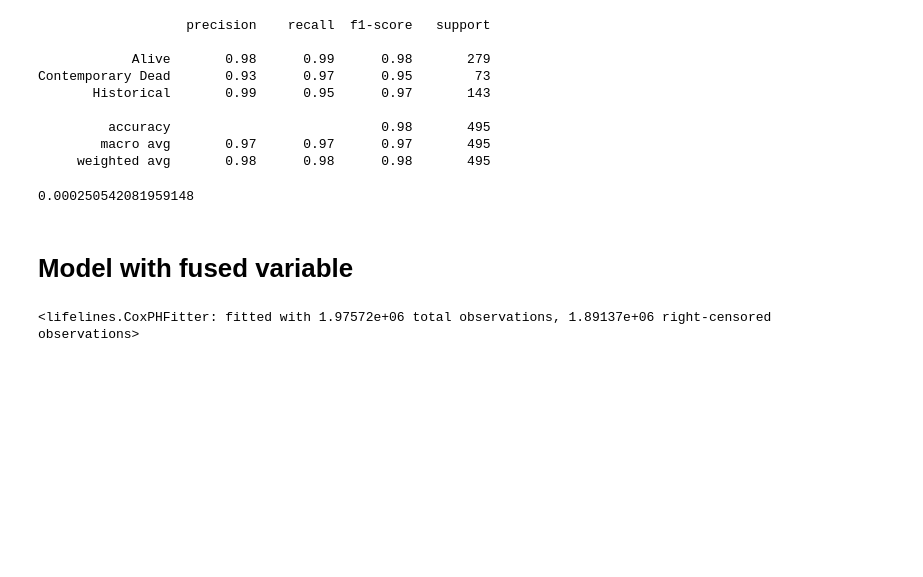
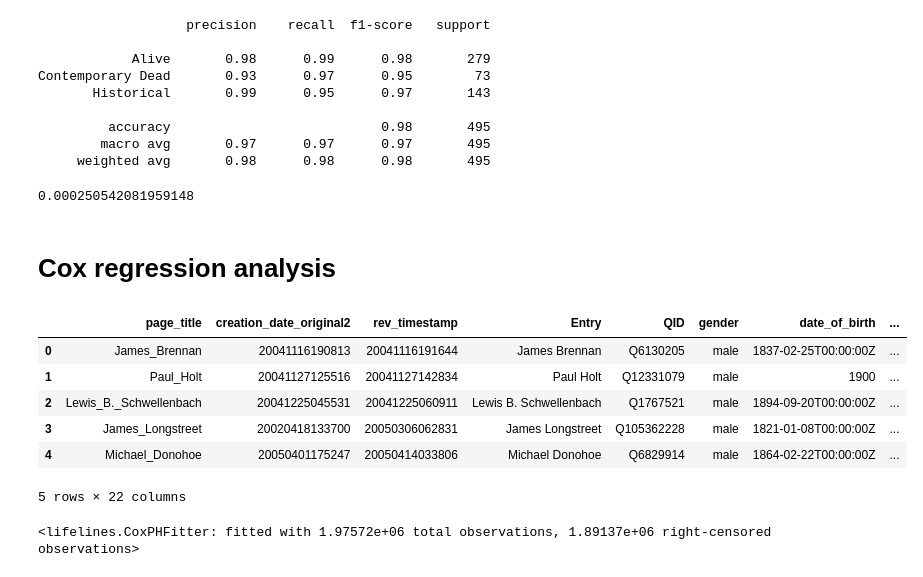
Before and after one commit to CSDL-UMD/Survival-of-the-Notable-in-Wikipedia, a Jupyter notebook: Survival Analysis-Copy1.ipynb, the cells around one changed output. Saved outputs shown, nothing was run; the diff lists cells and outputs as text; code cells hidden in the pictures; blank space fills up the shorter version.

Commit message:
progress untill analysis with decision

```diff
--- a/Survival Analysis-Copy1.ipynb
+++ b/Survival Analysis-Copy1.ipynb
@@ -718,4 +638,4 @@ len(annotation_status)/len(all_biographies2_with_data)
 # %% [output]
 0.000250542081959148
 # %% [markdown]
-# Model with fused variable
+# Cox regression analysis
@@ -722,3 +644,13 @@ len(annotation_status)/len(all_biographies2_with_data)
+# %%
+all_biographies2_with_data.head()
+# %% [output]
+|  | page_title | creation_date_original2 | rev_timestamp | Entry | QID | gender | date_of_birth | ... |
+| 0 | James_Brennan | 20041116190813 | 20041116191644 | James Brennan | Q6130205 | male | 1837-02-25T00:00:00Z | ... |
+| 1 | Paul_Holt | 20041127125516 | 20041127142834 | Paul Holt | Q12331079 | male | 1900 | ... |
+| 2 | Lewis_B._Schwellenbach | 20041225045531 | 20041225060911 | Lewis B. Schwellenbach | Q1767521 | male | 1894-09-20T00:00:00Z | ... |
+| 3 | James_Longstreet | 20020418133700 | 20050306062831 | James Longstreet | Q105362228 | male | 1821-01-08T00:00:00Z | ... |
+| 4 | Michael_Donohoe | 20050401175247 | 20050414033806 | Michael Donohoe | Q6829914 | male | 1864-02-22T00:00:00Z | ... |
+5 rows × 22 columns
 # %%
 fused_var_model = CoxPHFitter()
 fused_var_model.fit(all_biographies2_with_data[['days_before_nomination','nominated','Gender', 'Wikipedia_Age','Status']].sample(frac=1), duration_col='days_before_nomination', event_col='nominated', formula="Gender + Wikipedia_Age + Status")
```
Also changed, not shown: parts of 51 cells of this notebook, 4 other files.
